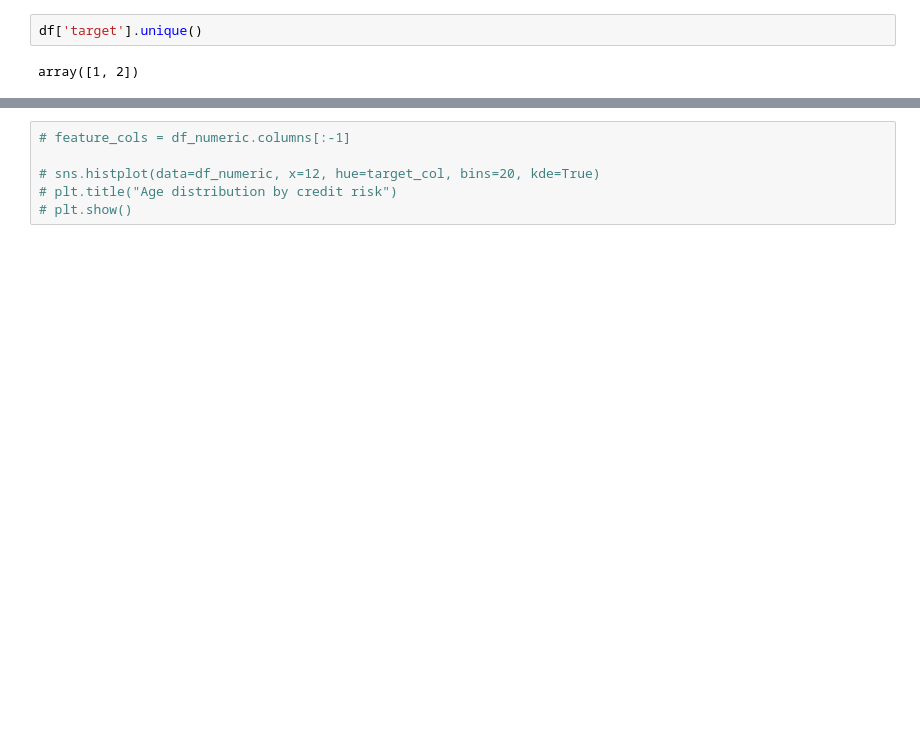
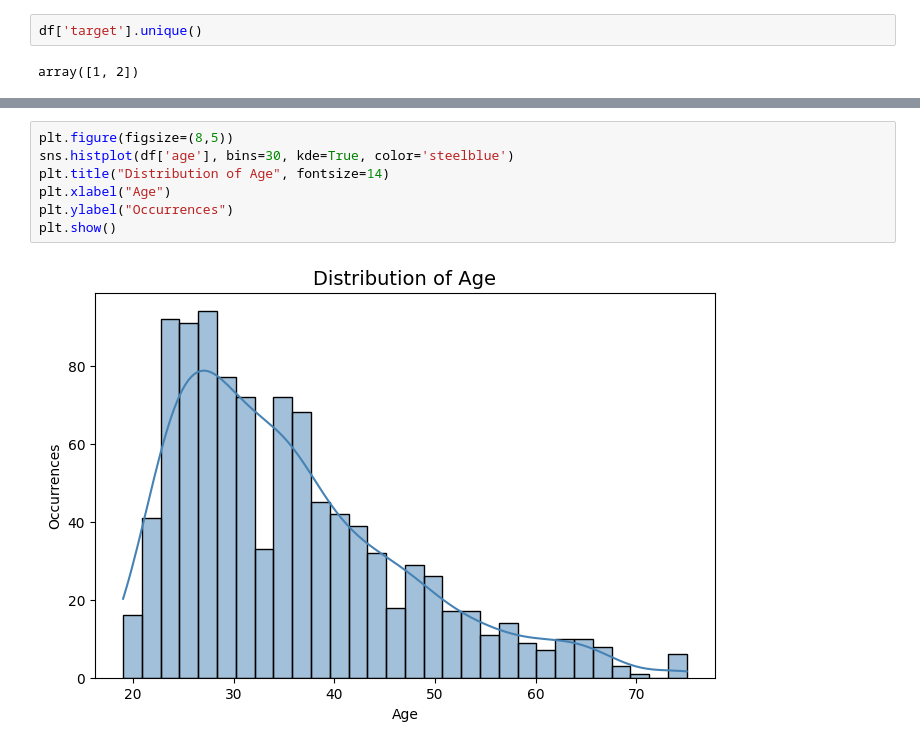
Before and after one commit to ThatPalAl/CreditRisk, a Jupyter notebook: notebooks/data_analysis.ipynb, the cells around one changed output, grey strips where cells are left out. Saved outputs shown, nothing was run; the diff lists cells and outputs as text; blank space fills up the shorter version.

```diff
--- a/notebooks/data_analysis.ipynb
+++ b/notebooks/data_analysis.ipynb
@@ -409,6 +554,9 @@ array([1, 2])
 # %%
-# feature_cols = df_numeric.columns[:-1]
-
-# sns.histplot(data=df_numeric, x=12, hue=target_col, bins=20, kde=True)
-# plt.title("Age distribution by credit risk")
-# plt.show()
+plt.figure(figsize=(8,5))
+sns.histplot(df['age'], bins=30, kde=True, color='steelblue')
+plt.title("Distribution of Age", fontsize=14)
+plt.xlabel("Age")
+plt.ylabel("Occurrences")
+plt.show()
+# %% [output]
+[figure, added]
```
Also changed, not shown: parts of 35 cells of this notebook.
